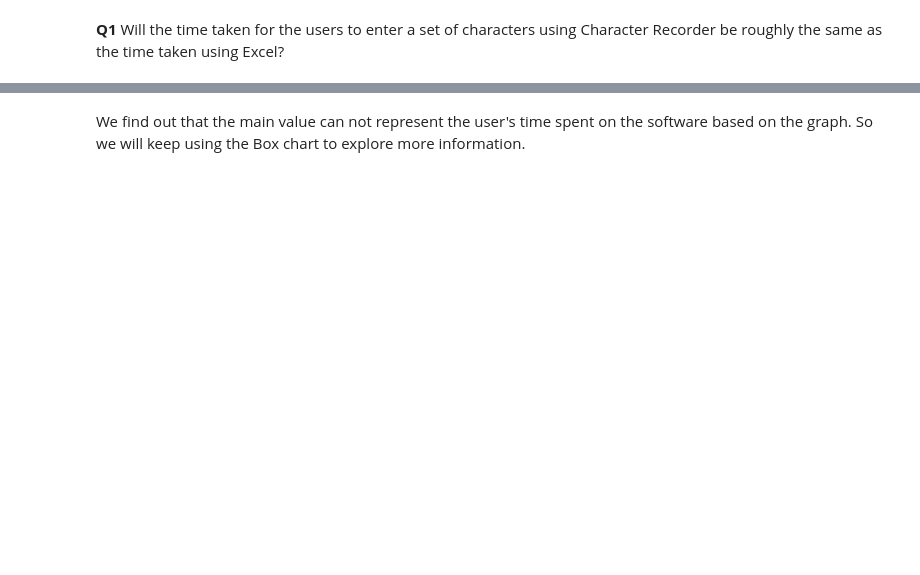
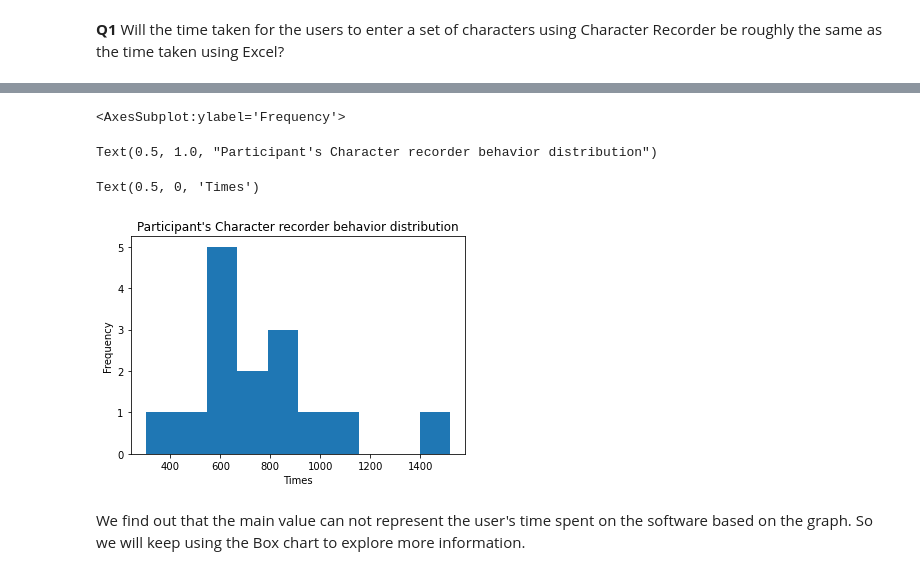
Before and after one commit to YuxuanZhou1/Character-Recorder-DA, a Jupyter notebook: Guiding research question.ipynb, the cells around one changed output, grey strips where cells are left out. Cells and saved outputs as stored; diff of their text form; code cells hidden in the pictures; blank space fills up the shorter version.

```diff
--- a/Guiding research question.ipynb
+++ b/Guiding research question.ipynb
@@ -31,0 +29,9 @@ Timedelta('0 days 00:12:50.181818181')
+# %%
+CR.mean()
+CR.astype('timedelta64[s]').plot.hist()
+
+plt.title("Participant's Character recorder behavior distribution")
+plt.xlabel("Times")
+plt.savefig(os.path.join('Pics/Guilding Analysis/CR-behavior.png'), dpi=300, format='png', bbox_inches='tight')
+plt.show()
+# %% [output]
@@ -32,3 +39,7 @@ Timedelta('0 days 00:12:50.181818181')
+<AxesSubplot:ylabel='Frequency'>
+Text(0.5, 1.0, "Participant's Character recorder behavior distribution")
+Text(0.5, 0, 'Times')
+[figure, added]
 # %% [markdown]
 We find out that the main value can not represent the user's time spent on the software based on the graph. So we will keep using the Box chart to explore more information.
 # %%
```
Also changed, not shown: parts of 11 cells of this notebook, 8 other files.
